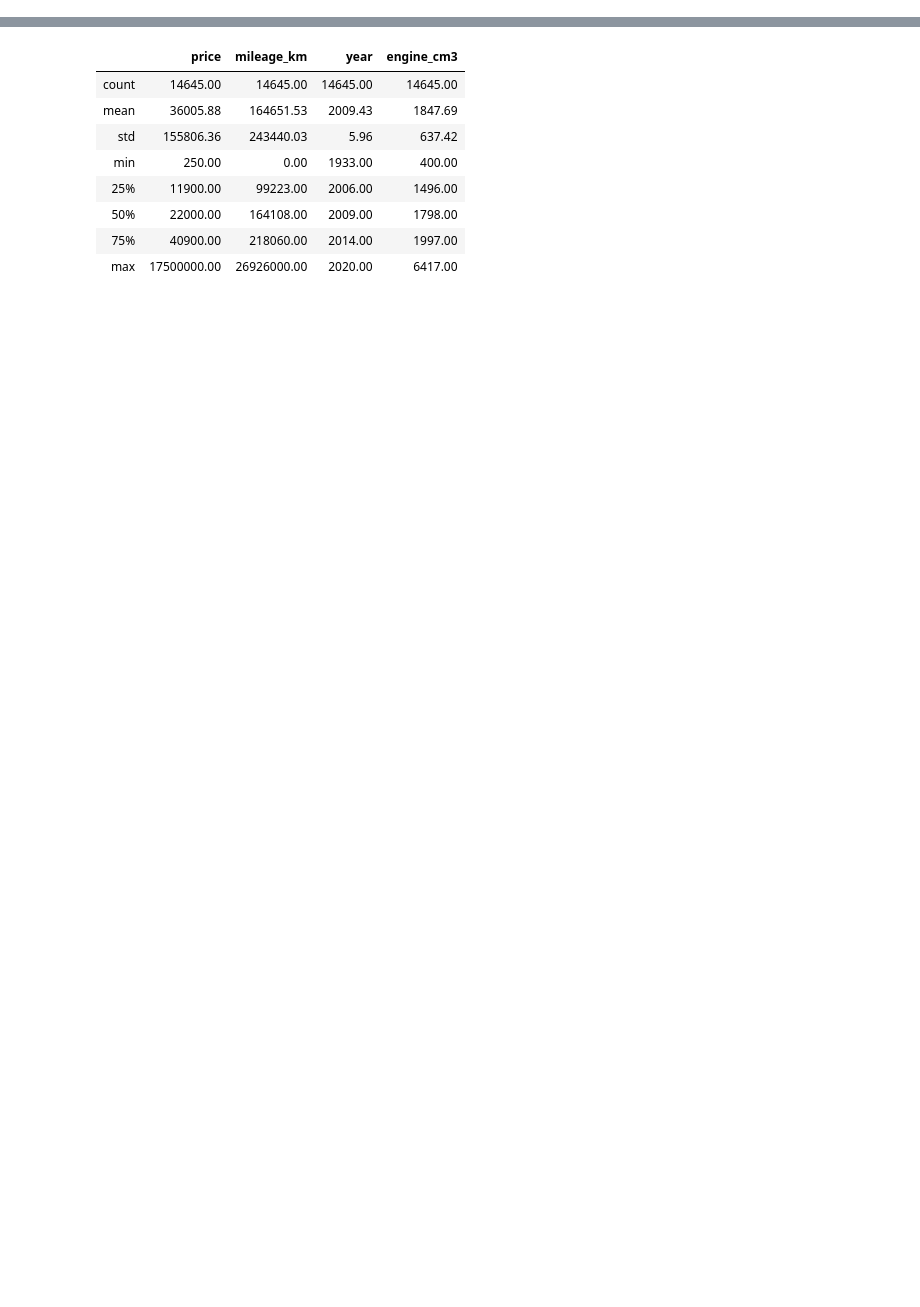
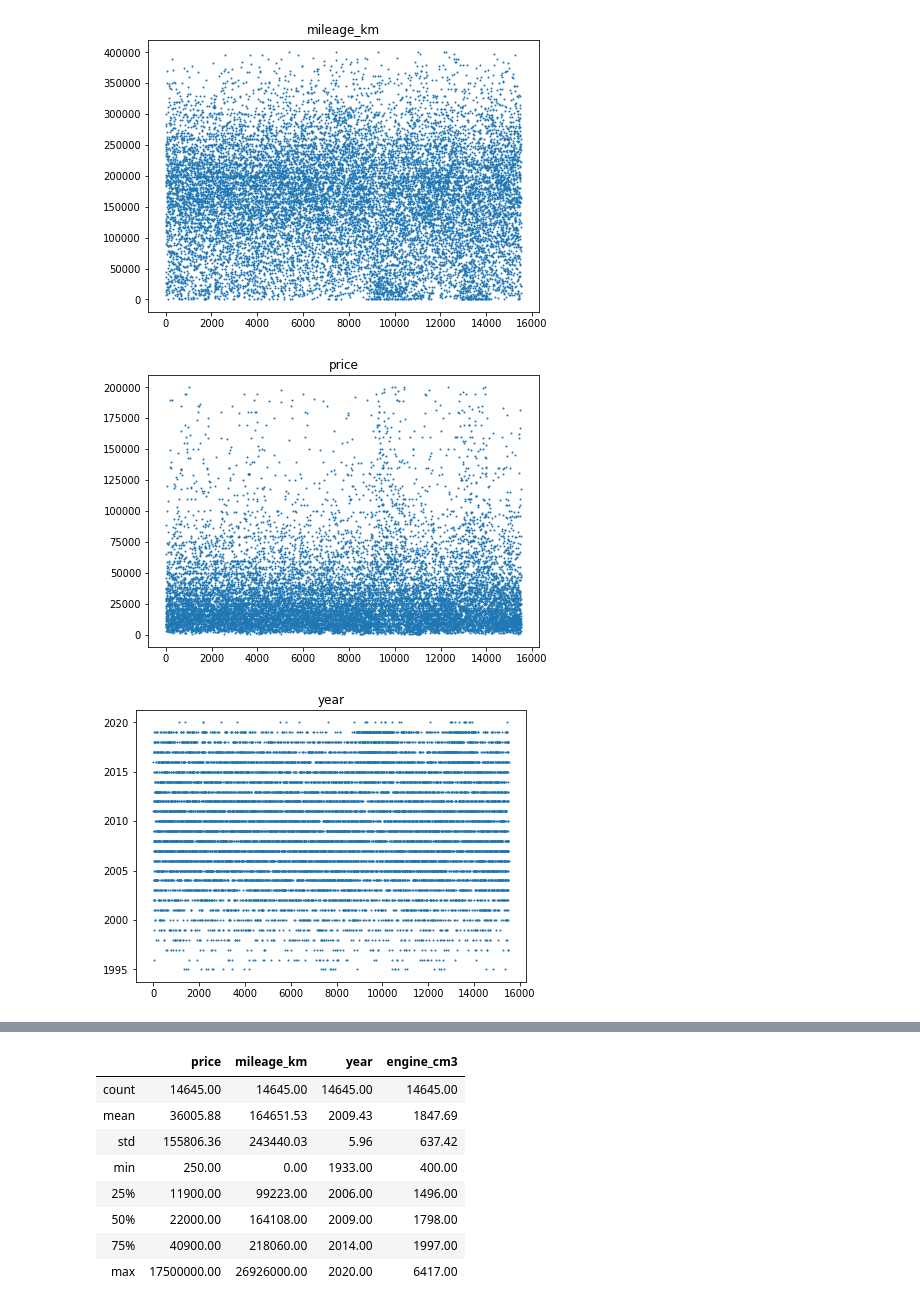
Before and after one commit to TomekQ13/Car_purchase, a Jupyter notebook: car_purchase_preprocessing.ipynb, the cells around one changed output, grey strips where cells are left out. Drawn from its saved outputs; the diff is of its cells as text; code cells hidden in the pictures; blank space fills up the shorter version.

```diff
--- a/car_purchase_preprocessing.ipynb
+++ b/car_purchase_preprocessing.ipynb
@@ -125,0 +170,6 @@ x.describe()
+# %%
+x.scatter_nox()
+# %% [output]
+[figure, added]
+[figure, added]
+[figure, added]
```
Also changed, not shown: parts of 7 cells of this notebook.
